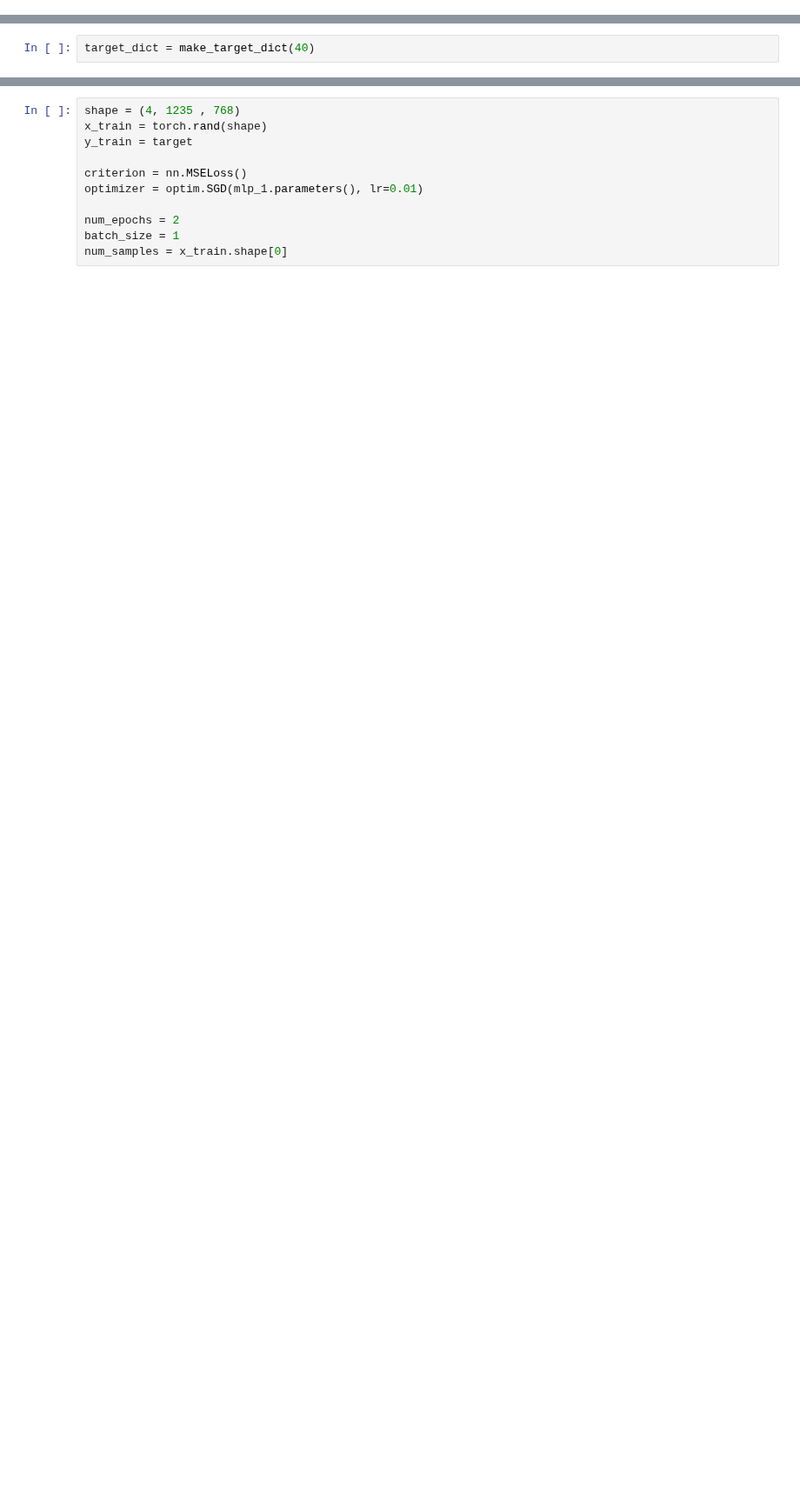
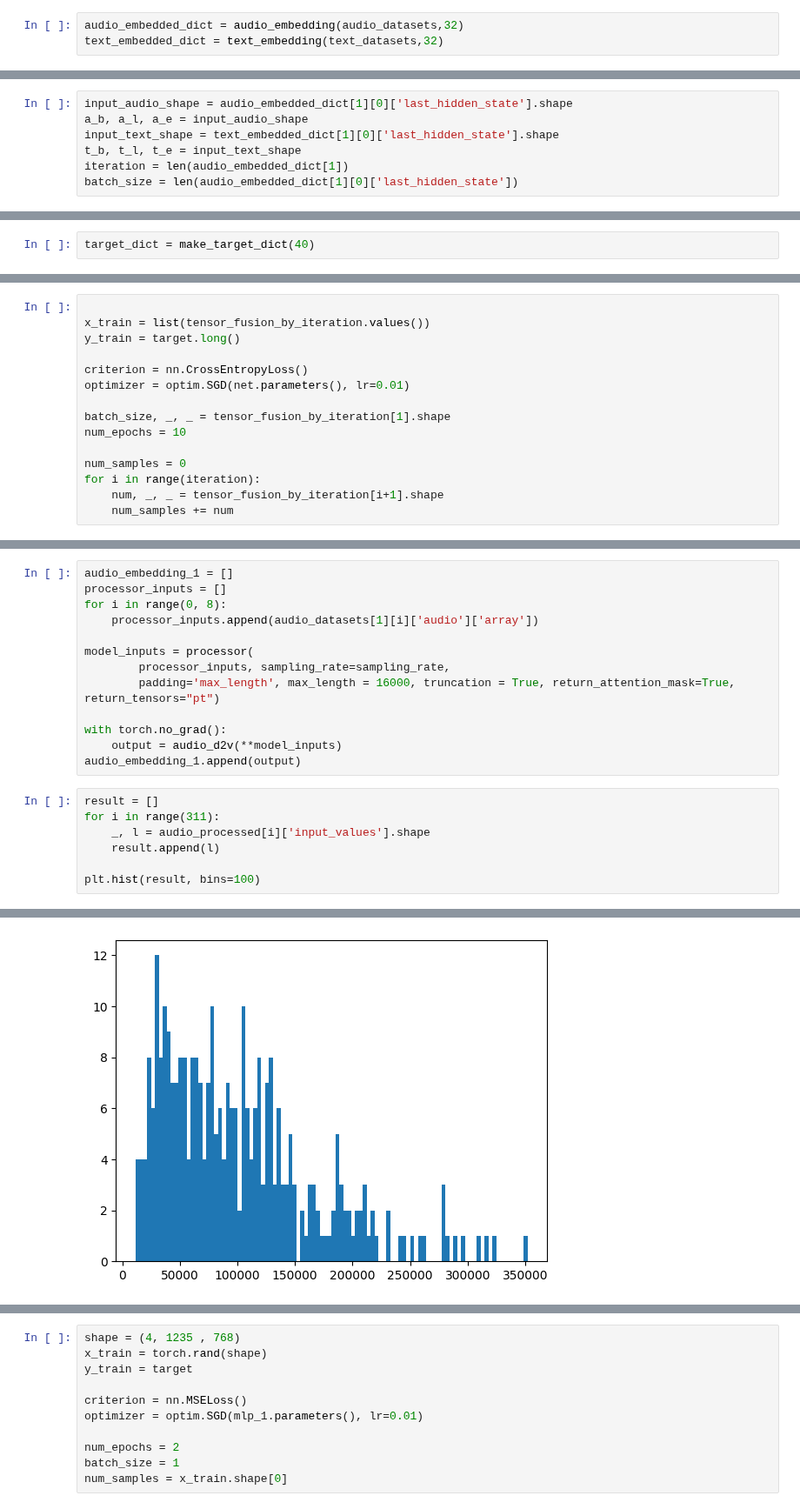
Before and after one commit to ARP-Lab/multi_modal, a Jupyter notebook: model/arpetri.ipynb, the cells around one changed output, grey strips where cells are left out. Shown at 87% size. Saved outputs shown, nothing was run; the diff lists cells and outputs as text; blank space fills up the shorter version.

```diff
--- a/model/arpetri.ipynb
+++ b/model/arpetri.ipynb
@@ -225,0 +186,3 @@ Error:
+# %%
+audio_embedded_dict = audio_embedding(audio_datasets,32)
+text_embedded_dict = text_embedding(text_datasets,32)
@@ -225,0 +196,7 @@ Error:
+# %%
+input_audio_shape = audio_embedded_dict[1][0]['last_hidden_state'].shape
+a_b, a_l, a_e = input_audio_shape
+input_text_shape = text_embedded_dict[1][0]['last_hidden_state'].shape
+t_b, t_l, t_e = input_text_shape
+iteration = len(audio_embedded_dict[1])
+batch_size = len(audio_embedded_dict[1][0]['last_hidden_state'])
@@ -227,0 +313,15 @@ target_dict = make_target_dict(40)
+# %%
+
+x_train = list(tensor_fusion_by_iteration.values())
+y_train = target.long()
+
+criterion = nn.CrossEntropyLoss()
+optimizer = optim.SGD(net.parameters(), lr=0.01)
+
+batch_size, _, _ = tensor_fusion_by_iteration[1].shape
+num_epochs = 10
+
+num_samples = 0
+for i in range(iteration):
+    num, _, _ = tensor_fusion_by_iteration[i+1].shape
+    num_samples += num
@@ -232,3 +392,24 @@ target[3] = 1
 target = target.astype('float32')
 target = target.values
 target = torch.tensor(target)
+# %%
+audio_embedding_1 = []
+processor_inputs = []
+for i in range(0, 8):
+    processor_inputs.append(audio_datasets[1][i]['audio']['array'])
+
+model_inputs = processor(
+        processor_inputs, sampling_rate=sampling_rate,
+        padding='max_length', max_length = 16000, truncation = True, return_attention_mask=True, return_tensors="pt")
+
+with torch.no_grad():
+    output = audio_d2v(**model_inputs)
+audio_embedding_1.append(output)
+# %%
+result = []
+for i in range(311):
+    _, l = audio_processed[i]['input_values'].shape
+    result.append(l)
+
+plt.hist(result, bins=100)
+# %% [output]
@@ -234,0 +433 @@ target = torch.tensor(target)
+[figure, added]
```
Also changed, not shown: parts of 74 cells of this notebook, 1 other file.
